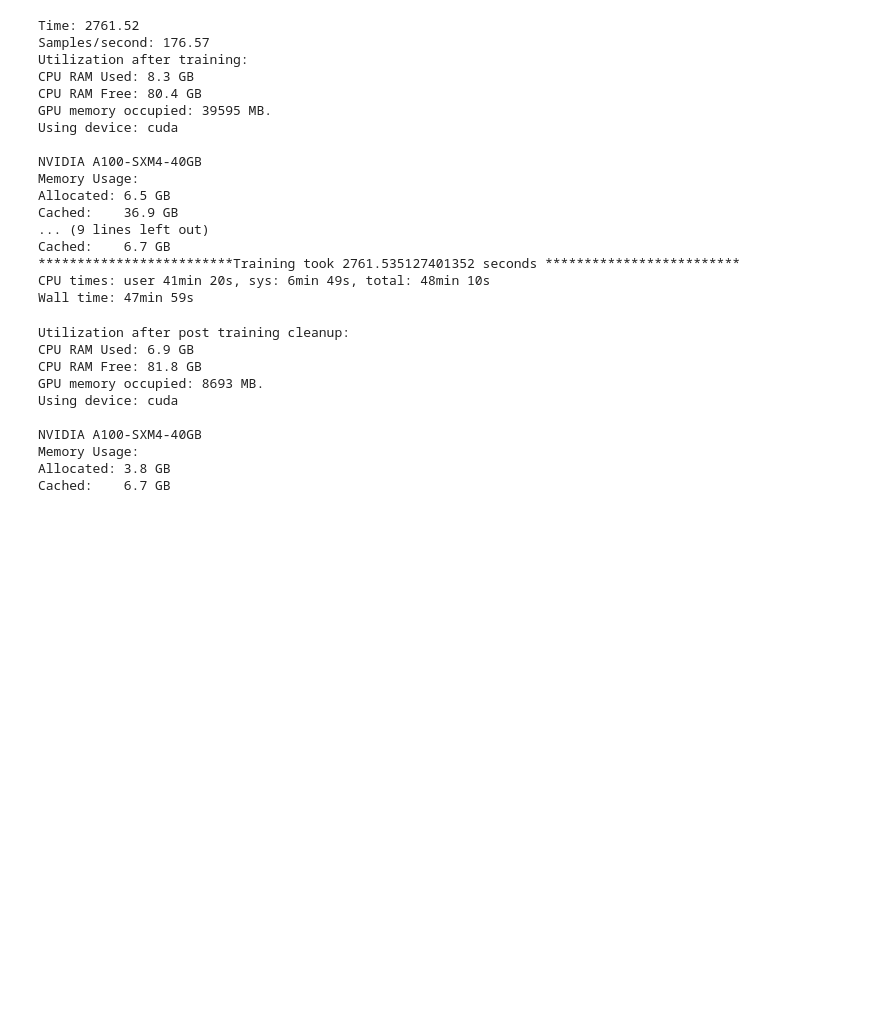
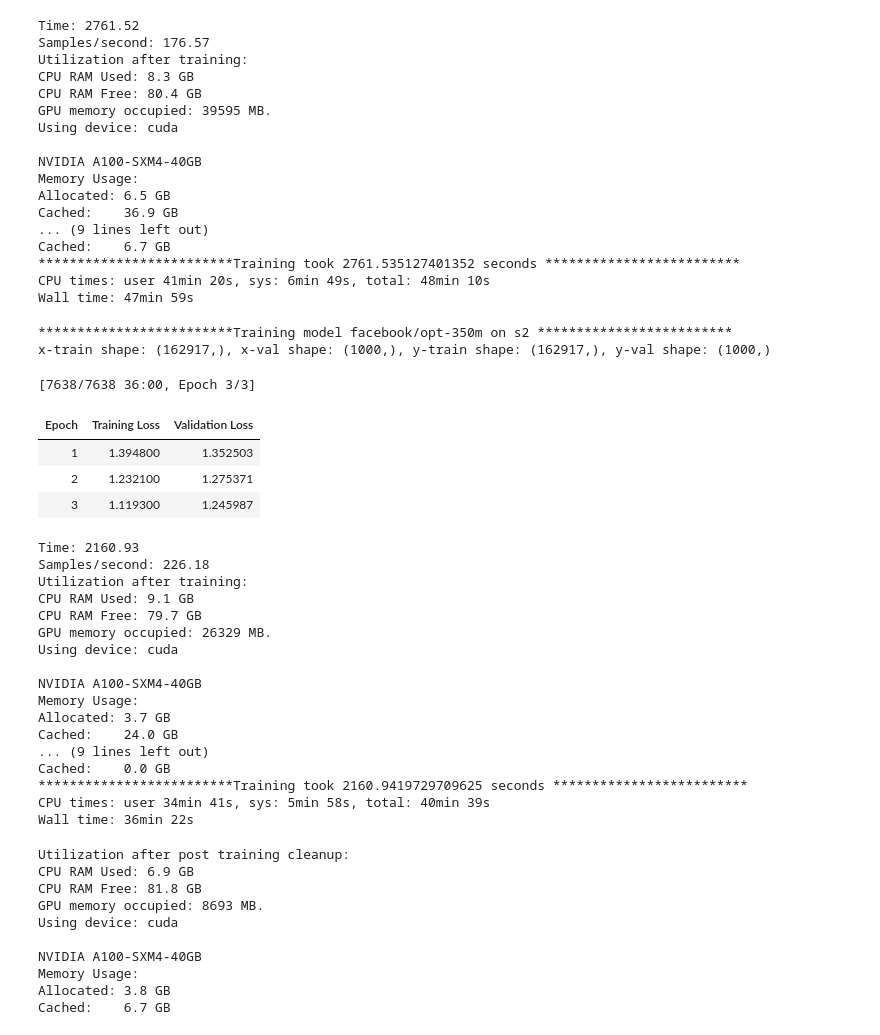
Before and after one commit to ram-senth/datasci-w266-2023-spring-team-story-bot, a Jupyter notebook: model_finetuning.ipynb, the cells around one changed output. Cells and saved outputs as stored; diff of their text form; code cells hidden in the pictures; blank space fills up the shorter version.

Commit message:
Combining training scripts for OPT and T5 models

```diff
--- a/T5_Finetuning.ipynb
+++ b/model_finetuning.ipynb
@@ -46,6 +46,7 @@ from transformers import T5Tokenizer, T5ForConditionalGeneration
 import torch
 import transformers
 from transformers import Seq2SeqTrainingArguments, Seq2SeqTrainer
+from transformers import AutoTokenizer, OPTForCausalLM, Trainer, TrainingArguments
 from pynvml import *
 import os,sys,humanize,psutil
 import gc
@@ -55,7 +56,8 @@ import time
 
 SEED = 42
 CHECKPOINTS_TO_SAVE = 1
-PROMPT = 'Generate next line: '
+T5_PROMPT = 'Generate next line: '
+OPT_PROMPT = ''
 SAVED_MODEL_PATH_FORMAT = 'drive/MyDrive/MIDS/w266/project/saved_models/final/{}-{}-finetuned'
 DATA_FILES_BASE_PATH = 'drive/MyDrive/MIDS/w266/project/datasci-w266-2023-spring-team-story-bot/data/'
 MAIN_DATA_FILE_FORMAT = 'posptproc_corpus_spacy_{}.csv'
@@ -425,6 +487,35 @@ Cached:    6.7 GB
 *************************Training took 2761.535127401352 seconds *************************
 CPU times: user 41min 20s, sys: 6min 49s, total: 48min 10s
 Wall time: 47min 59s
+# %%
+%%time
+print(f'{"*"*25}Training model {tuning_configs[3].model_name} on {tuning_configs[3].dataset} {"*"*25}')
+train(tuning_configs[3], device)
+# %% [output]
+*************************Training model facebook/opt-350m on s2 *************************
+x-train shape: (162917,), x-val shape: (1000,), y-train shape: (162917,), y-val shape: (1000,)
+[7638/7638 36:00, Epoch 3/3]
+| Epoch | Training Loss | Validation Loss |
+| 1 | 1.394800 | 1.352503 |
+| 2 | 1.232100 | 1.275371 |
+| 3 | 1.119300 | 1.245987 |
+Time: 2160.93
+Samples/second: 226.18
+Utilization after training:
+CPU RAM Used: 9.1 GB
+CPU RAM Free: 79.7 GB
+GPU memory occupied: 26329 MB.
+Using device: cuda
+
+NVIDIA A100-SXM4-40GB
+Memory Usage:
+Allocated: 3.7 GB
+Cached:    24.0 GB
+... (9 lines left out)
+Cached:    0.0 GB
+*************************Training took 2160.9419729709625 seconds *************************
+CPU times: user 34min 41s, sys: 5min 58s, total: 40min 39s
+Wall time: 36min 22s
 # %%
 with torch.no_grad():
     torch.cuda.empty_cache()
```
Also changed, not shown: parts of 7 cells of this notebook.
